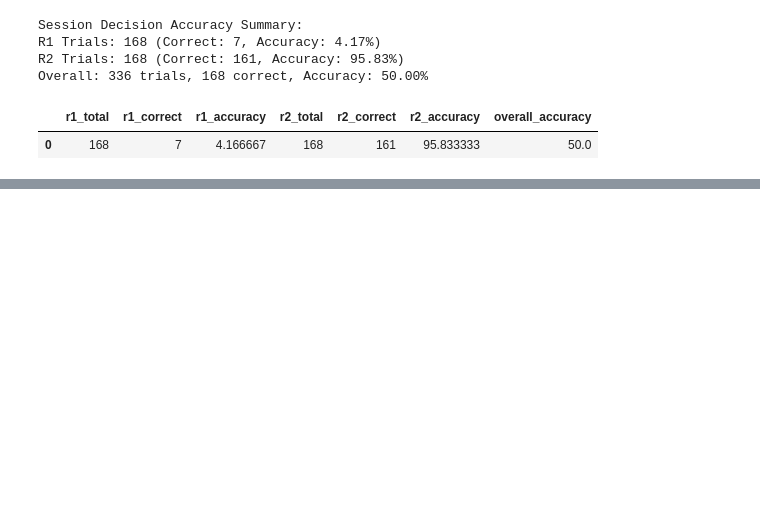
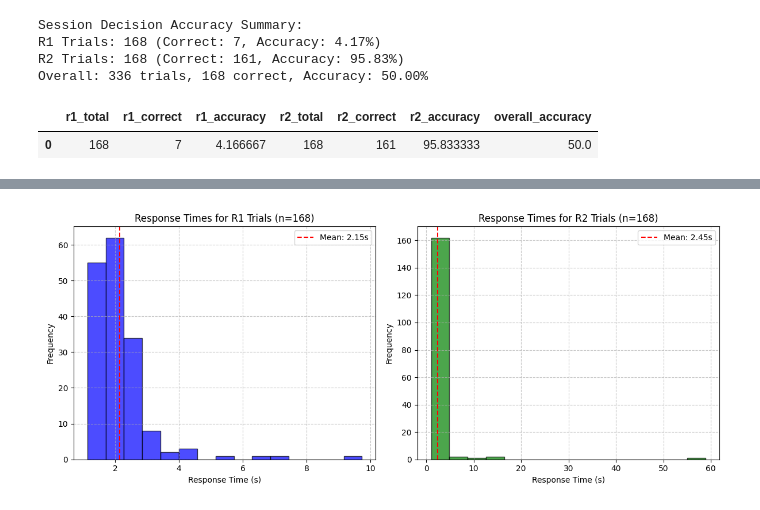
Before and after one commit to SainsburyWellcomeCentre/hypnose-analysis, a Jupyter notebook: notebook/single_session.ipynb, the cells around one changed output, grey strips where cells are left out. Drawn from its saved outputs; the diff is of its cells as text; code cells hidden in the pictures; blank space fills up the shorter version.

```diff
--- a/notebook/single_session.ipynb
+++ b/notebook/single_session.ipynb
@@ -93,0 +64,18 @@ r2_olf_valve = olfactometer_valves_0['Valve1'][olfactometer_valves_0['Valve1'] =
+# %%
+# Convert the time column which is an index into the first column of each event dataframe
+
+for df in [
+    heartbeat,
+    digital_input_data,
+    output_set,
+    output_clear,
+    olfactometer_valves_0,
+    olfactometer_valves_1,
+    olfactometer_end_0,
+    analog_data,
+    flow_meter,
+    pulse_supply_1,
+    pulse_supply_2,
+    pulse_enable
+]:
+    df.reset_index(inplace=True) # Convert the index ("Time") into a column
@@ -296,0 +489,41 @@ Overall: 336 trials, 168 correct, Accuracy: 50.00%
+# %%
+## Plot histograms of response times for R1 and R2 trials
+
+plt.figure(figsize=(12, 5))
+
+# R1 trials histogram
+plt.subplot(1, 2, 1)
+if not r1_df.empty:
+    plt.hist(r1_df['response_time'], bins=15, color='blue', alpha=0.7, edgecolor='black')
+    plt.axvline(x=r1_mean, color='red', linestyle='--',
+               label=f'Mean: {r1_mean:.2f}s')
+    plt.legend()
+    plt.title(f'Response Times for R1 Trials (n={len(r1_df)})')
+else:
+    plt.text(0.5, 0.5, 'No R1 trials data',
+             horizontalalignment='center', verticalalignment='center')
+    plt.title('Response Times for R1 Trials')
+plt.xlabel('Response Time (s)')
+plt.ylabel('Frequency')
+plt.grid(True, linestyle='--', alpha=0.7)
+
+# R2 trials histogram
+plt.subplot(1, 2, 2)
+if not r2_df.empty:
+    plt.hist(r2_df['response_time'], bins=15, color='green', alpha=0.7, edgecolor='black')
+    plt.axvline(x=r2_mean, color='red', linestyle='--',
+               label=f'Mean: {r2_mean:.2f}s')
+    plt.legend()
+    plt.title(f'Response Times for R2 Trials (n={len(r2_df)})')
+else:
+    plt.text(0.5, 0.5, 'No R2 trials data',
+             horizontalalignment='center', verticalalignment='center')
+    plt.title('Response Times for R2 Trials')
+plt.xlabel('Response Time (s)')
+plt.ylabel('Frequency')
+plt.grid(True, linestyle='--', alpha=0.7)
+
+plt.tight_layout()
+plt.show()
+# %% [output]
+[figure, added]
```
Also changed, not shown: parts of 16 cells of this notebook.
